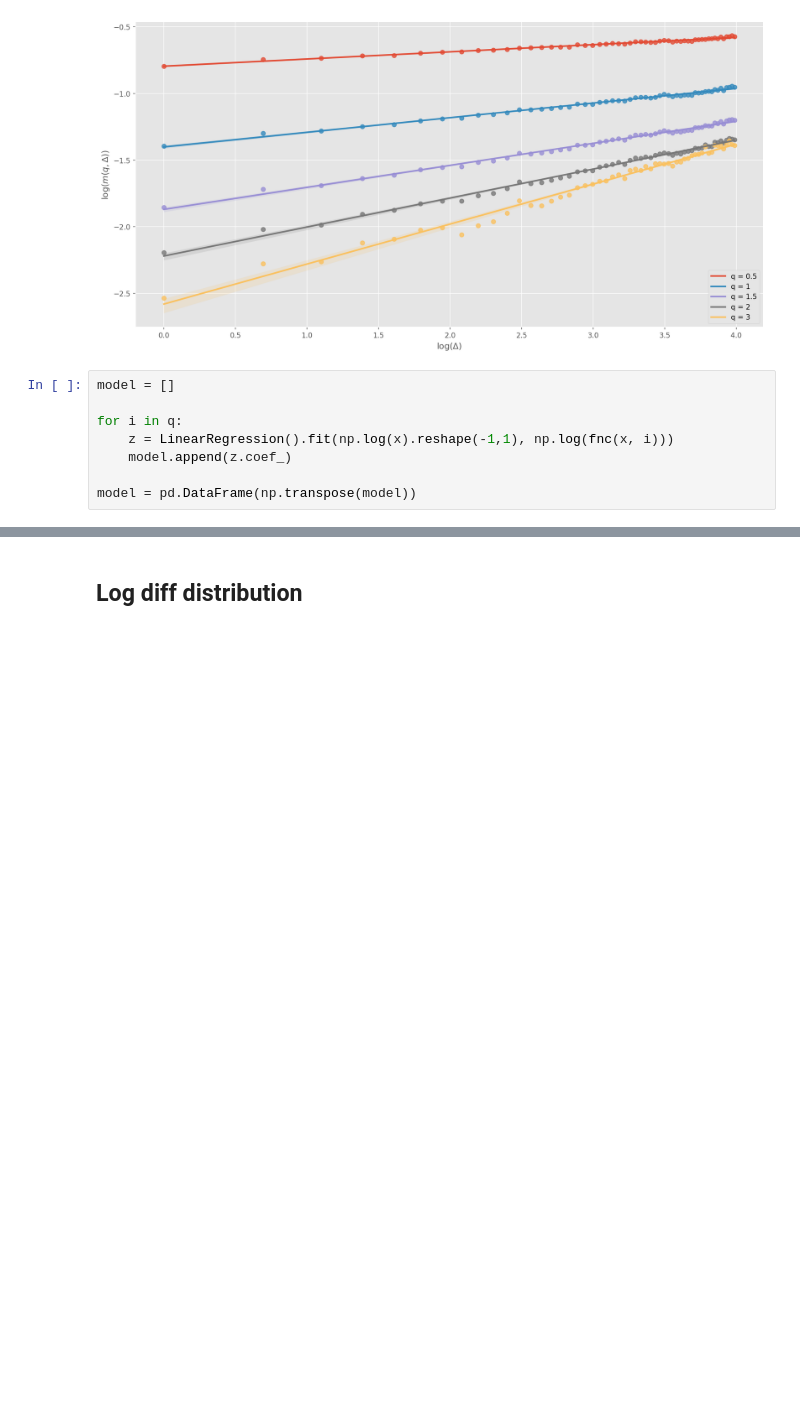
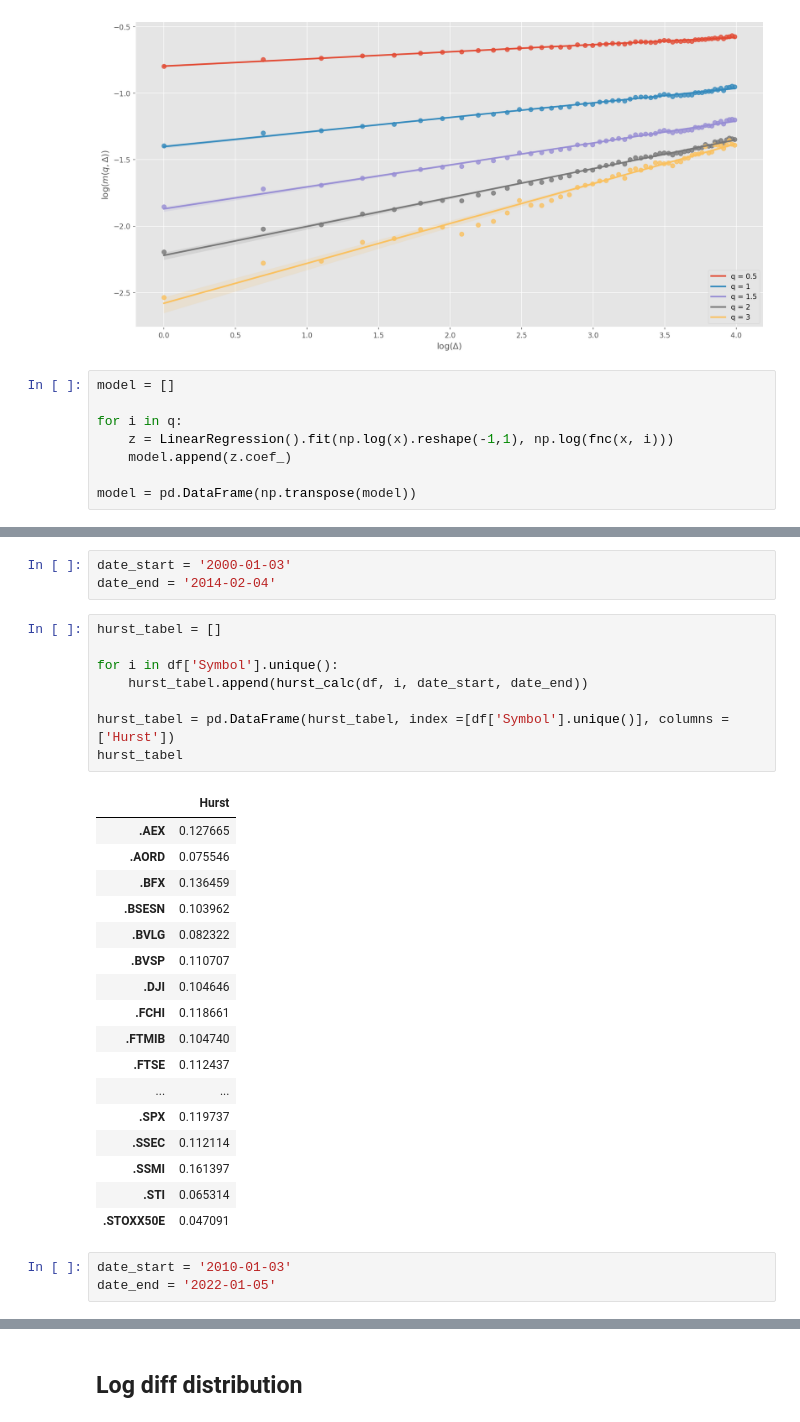
Before and after one commit to Zattera44/Speciale, a Jupyter notebook: volatility_is_rough/Oxford Man Realized Vol.ipynb, the cells around one changed output, grey strips where cells are left out. Saved outputs shown, nothing was run; the diff lists cells and outputs as text; blank space fills up the shorter version.

```diff
--- a/volatility_is_rough/Oxford Man Realized Vol.ipynb
+++ b/volatility_is_rough/Oxford Man Realized Vol.ipynb
@@ -238,0 +293,32 @@ plt.show()
+# %%
+date_start = '2000-01-03'
+date_end = '2014-02-04'
+# %%
+hurst_tabel = []
+
+for i in df['Symbol'].unique():
+    hurst_tabel.append(hurst_calc(df, i, date_start, date_end))
+
+hurst_tabel = pd.DataFrame(hurst_tabel, index =[df['Symbol'].unique()], columns = ['Hurst'])
+hurst_tabel
+# %% [output]
+|  | Hurst |
+| .AEX | 0.127665 |
+| .AORD | 0.075546 |
+| .BFX | 0.136459 |
+| .BSESN | 0.103962 |
+| .BVLG | 0.082322 |
+| .BVSP | 0.110707 |
+| .DJI | 0.104646 |
+| .FCHI | 0.118661 |
+| .FTMIB | 0.104740 |
+| .FTSE | 0.112437 |
+| ... | ... |
+| .SPX | 0.119737 |
+| .SSEC | 0.112114 |
+| .SSMI | 0.161397 |
+| .STI | 0.065314 |
+| .STOXX50E | 0.047091 |
+# %%
+date_start = '2010-01-03'
+date_end = '2022-01-05'
```
Also changed, not shown: parts of 15 cells of this notebook.
